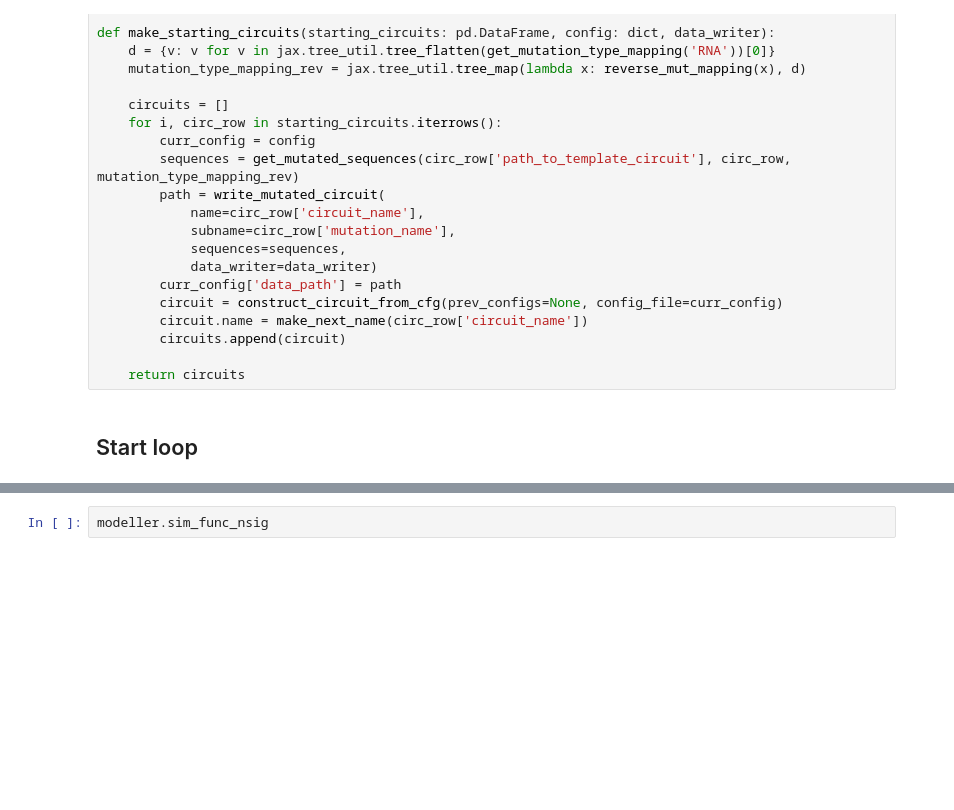
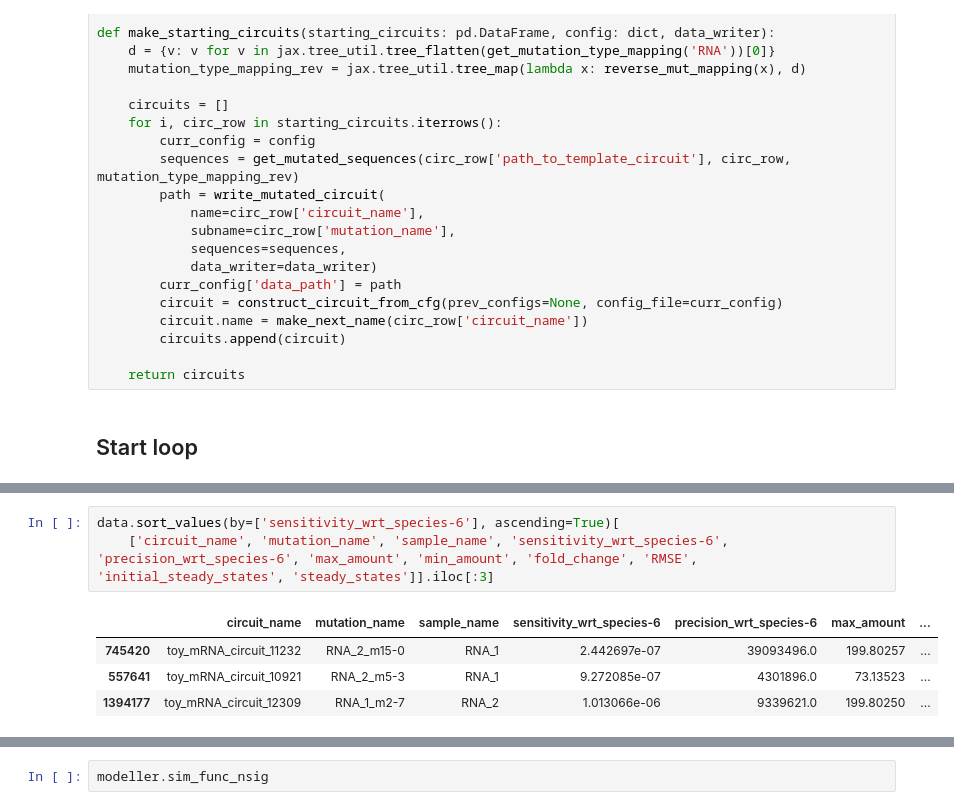
Before and after one commit to olive004/synbio_morpher, a Jupyter notebook: notebooks/16_Monte_Carlo_circuit_adaptability.ipynb, the cells around one changed output, grey strips where cells are left out. Cells and saved outputs as stored; diff of their text form; blank space fills up the shorter version.

```diff
--- a/notebooks/16_Monte_Carlo_circuit_adaptability.ipynb
+++ b/notebooks/16_Monte_Carlo_circuit_adaptability.ipynb
@@ -373,3 +384,11 @@ NameError: name 'jhvcftd' is not defined
+# %%
+data.sort_values(by=['sensitivity_wrt_species-6'], ascending=True)[
+    ['circuit_name', 'mutation_name', 'sample_name', 'sensitivity_wrt_species-6', 'precision_wrt_species-6', 'max_amount', 'min_amount', 'fold_change', 'RMSE', 'initial_steady_states', 'steady_states']].iloc[:3]
+# %% [output]
+|  | circuit_name | mutation_name | sample_name | sensitivity_wrt_species-6 | precision_wrt_species-6 | max_amount | ... |
+| 745420 | toy_mRNA_circuit_11232 | RNA_2_m15-0 | RNA_1 | 2.442697e-07 | 39093496.0 | 199.80257 | ... |
+| 557641 | toy_mRNA_circuit_10921 | RNA_2_m5-3 | RNA_1 | 9.272085e-07 | 4301896.0 | 73.13523 | ... |
+| 1394177 | toy_mRNA_circuit_12309 | RNA_1_m2-7 | RNA_2 | 1.013066e-06 | 9339621.0 | 199.80250 | ... |
 # %%
 target_species = ['RNA_1', 'RNA_2']
 choose_max = 3
```
Also changed, not shown: parts of 10 cells of this notebook, 2 other files.
